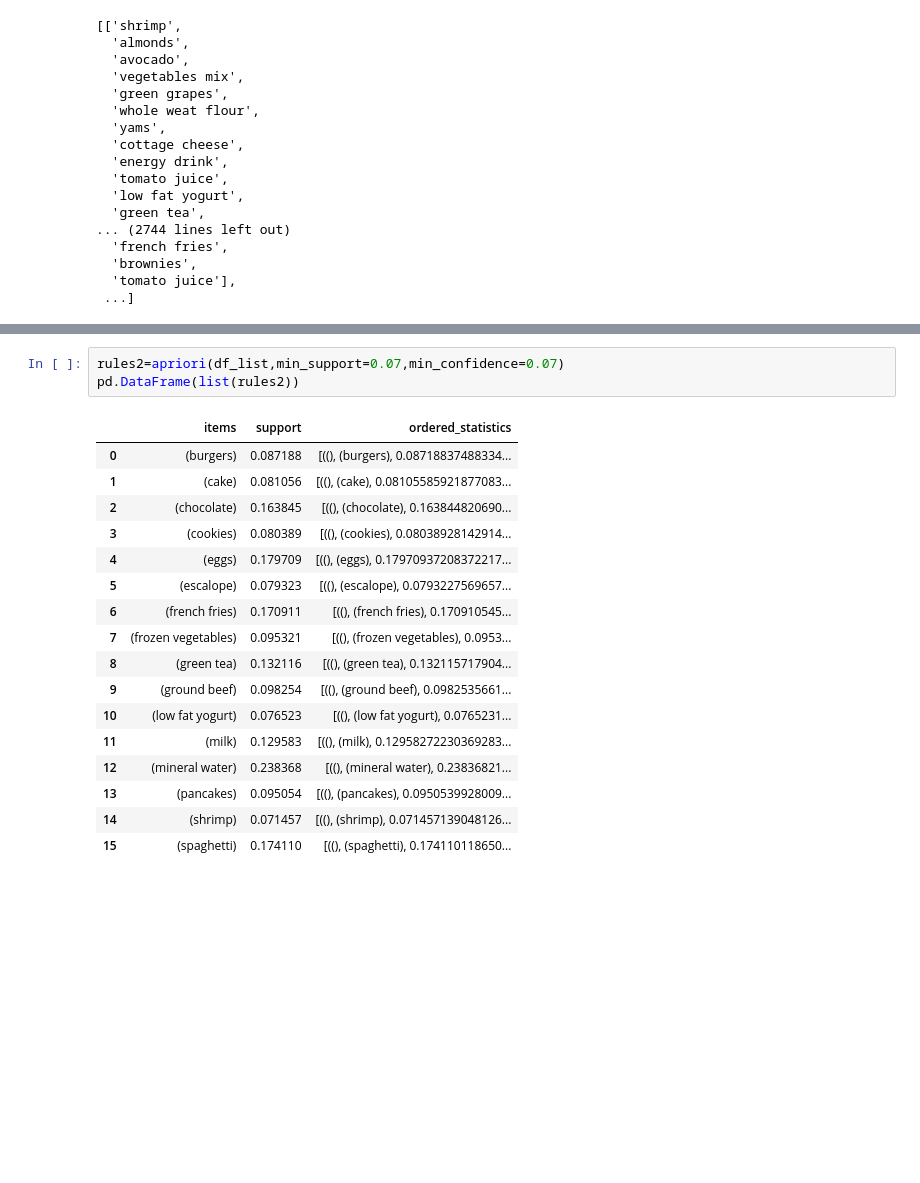
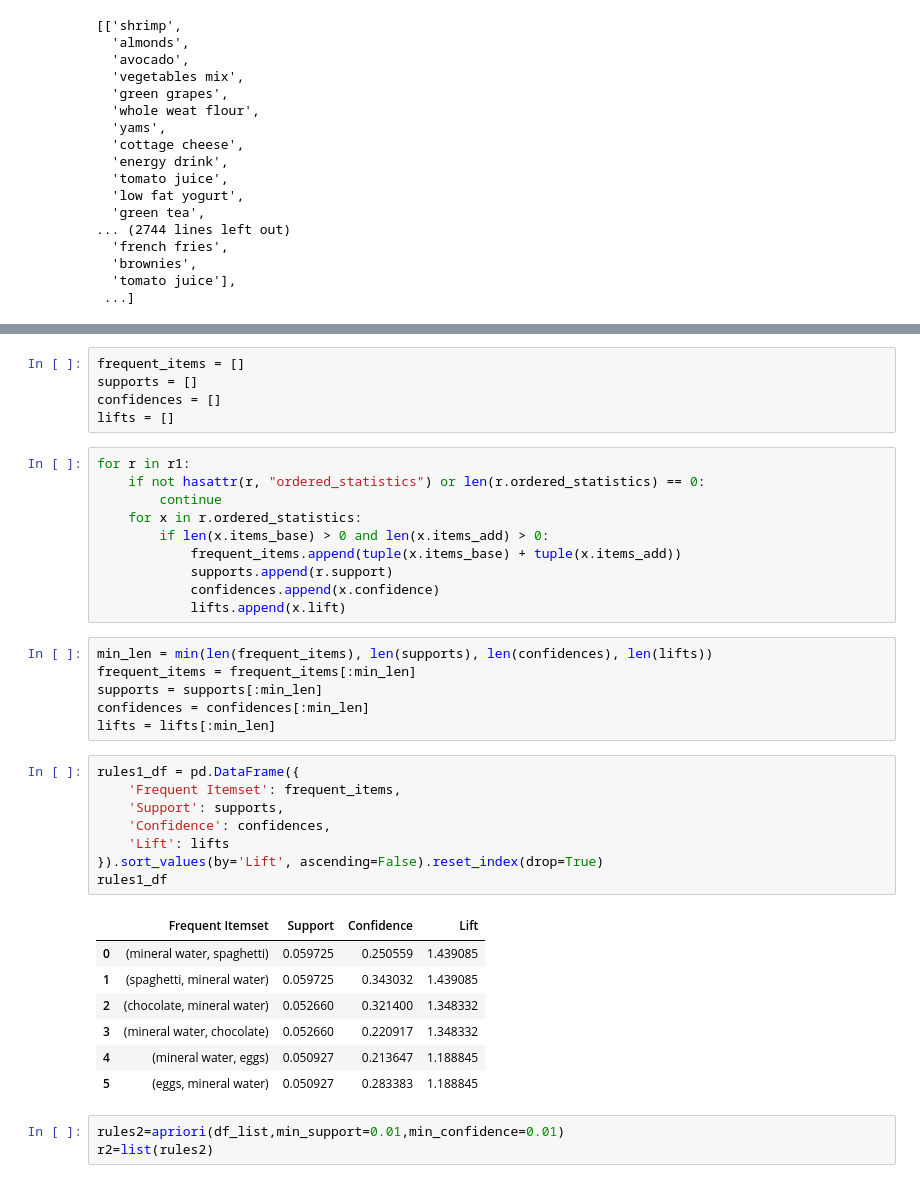
Before and after one commit to AryanParihar0716/TE-IT-ML-Practicals, a Jupyter notebook: Assignment_5.ipynb, the cells around one changed output, grey strips where cells are left out. Saved outputs shown, nothing was run; the diff lists cells and outputs as text; blank space fills up the shorter version.

```diff
--- a/Assignment_5.ipynb
+++ b/Assignment_5.ipynb
@@ -89,21 +82,40 @@ pd.DataFrame(list(rules1))
+# %%
+frequent_items = []
+supports = []
+confidences = []
+lifts = []
+# %%
+for r in r1:
+    if not hasattr(r, "ordered_statistics") or len(r.ordered_statistics) == 0:
+        continue
+    for x in r.ordered_statistics:
+        if len(x.items_base) > 0 and len(x.items_add) > 0:
+            frequent_items.append(tuple(x.items_base) + tuple(x.items_add))
+            supports.append(r.support)
+            confidences.append(x.confidence)
+            lifts.append(x.lift)
+# %%
+min_len = min(len(frequent_items), len(supports), len(confidences), len(lifts))
+frequent_items = frequent_items[:min_len]
+supports = supports[:min_len]
+confidences = confidences[:min_len]
+lifts = lifts[:min_len]
+# %%
+rules1_df = pd.DataFrame({
+    'Frequent Itemset': frequent_items,
+    'Support': supports,
+    'Confidence': confidences,
+    'Lift': lifts
+}).sort_values(by='Lift', ascending=False).reset_index(drop=True)
+rules1_df
+# %% [output]
+|  | Frequent Itemset | Support | Confidence | Lift |
+| 0 | (mineral water, spaghetti) | 0.059725 | 0.250559 | 1.439085 |
+| 1 | (spaghetti, mineral water) | 0.059725 | 0.343032 | 1.439085 |
+| 2 | (chocolate, mineral water) | 0.052660 | 0.321400 | 1.348332 |
+| 3 | (mineral water, chocolate) | 0.052660 | 0.220917 | 1.348332 |
+| 4 | (mineral water, eggs) | 0.050927 | 0.213647 | 1.188845 |
+| 5 | (eggs, mineral water) | 0.050927 | 0.283383 | 1.188845 |
 # %%
-rules2=apriori(df_list,min_support=0.07,min_confidence=0.07)
-pd.DataFrame(list(rules2))
+rules2=apriori(df_list,min_support=0.01,min_confidence=0.01)
+r2=list(rules2)
-# %% [output]
-|  | items | support | ordered_statistics |
-| 0 | (burgers) | 0.087188 | [((), (burgers), 0.08718837488334... |
-| 1 | (cake) | 0.081056 | [((), (cake), 0.08105585921877083... |
-| 2 | (chocolate) | 0.163845 | [((), (chocolate), 0.163844820690... |
-| 3 | (cookies) | 0.080389 | [((), (cookies), 0.08038928142914... |
-| 4 | (eggs) | 0.179709 | [((), (eggs), 0.17970937208372217... |
-| 5 | (escalope) | 0.079323 | [((), (escalope), 0.0793227569657... |
-| 6 | (french fries) | 0.170911 | [((), (french fries), 0.170910545... |
-| 7 | (frozen vegetables) | 0.095321 | [((), (frozen vegetables), 0.0953... |
-| 8 | (green tea) | 0.132116 | [((), (green tea), 0.132115717904... |
-| 9 | (ground beef) | 0.098254 | [((), (ground beef), 0.0982535661... |
-| 10 | (low fat yogurt) | 0.076523 | [((), (low fat yogurt), 0.0765231... |
-| 11 | (milk) | 0.129583 | [((), (milk), 0.12958272230369283... |
-| 12 | (mineral water) | 0.238368 | [((), (mineral water), 0.23836821... |
-| 13 | (pancakes) | 0.095054 | [((), (pancakes), 0.0950539928009... |
-| 14 | (shrimp) | 0.071457 | [((), (shrimp), 0.071457139048126... |
-| 15 | (spaghetti) | 0.174110 | [((), (spaghetti), 0.174110118650... |
```
Also changed, not shown: parts of 6 cells of this notebook.
